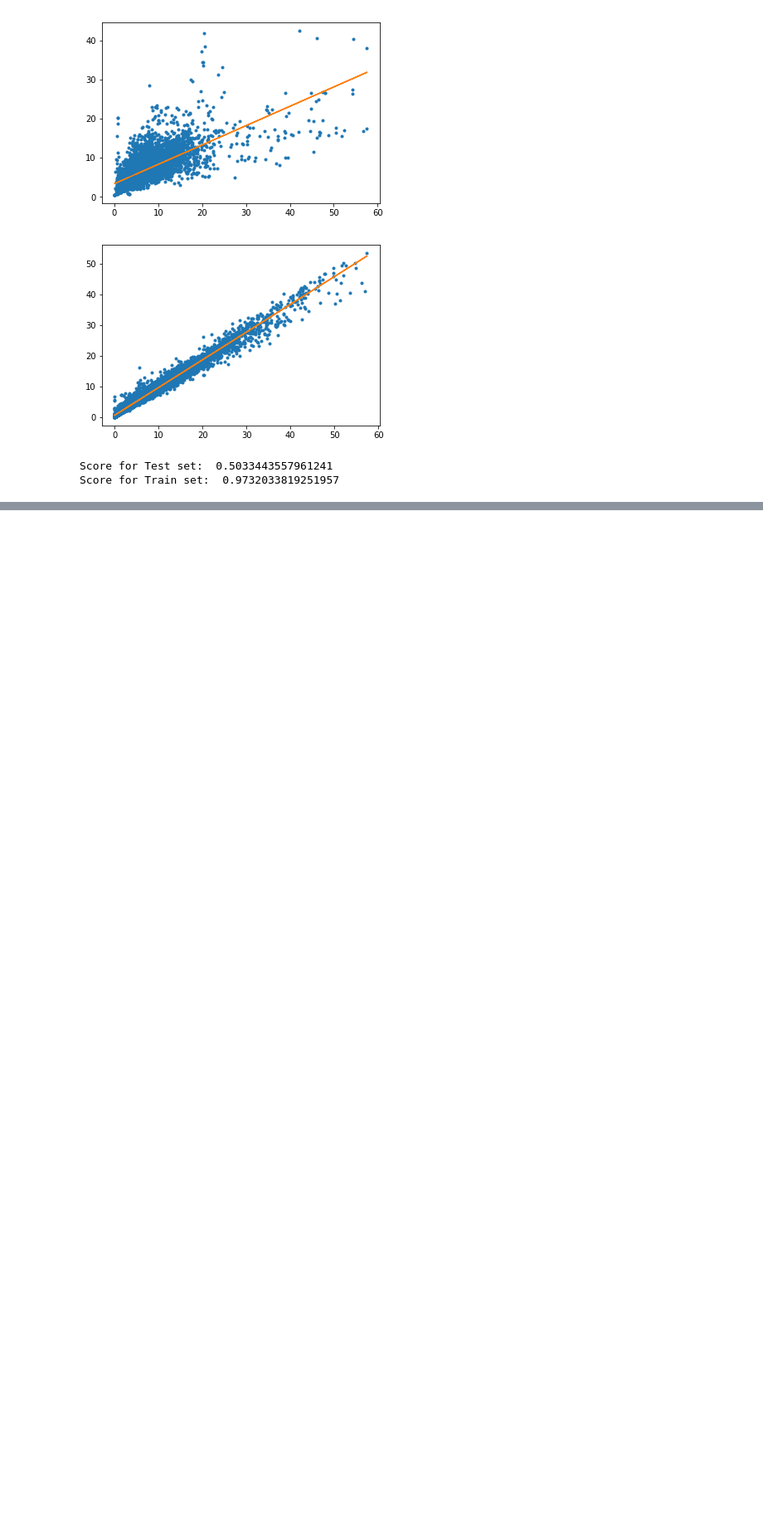
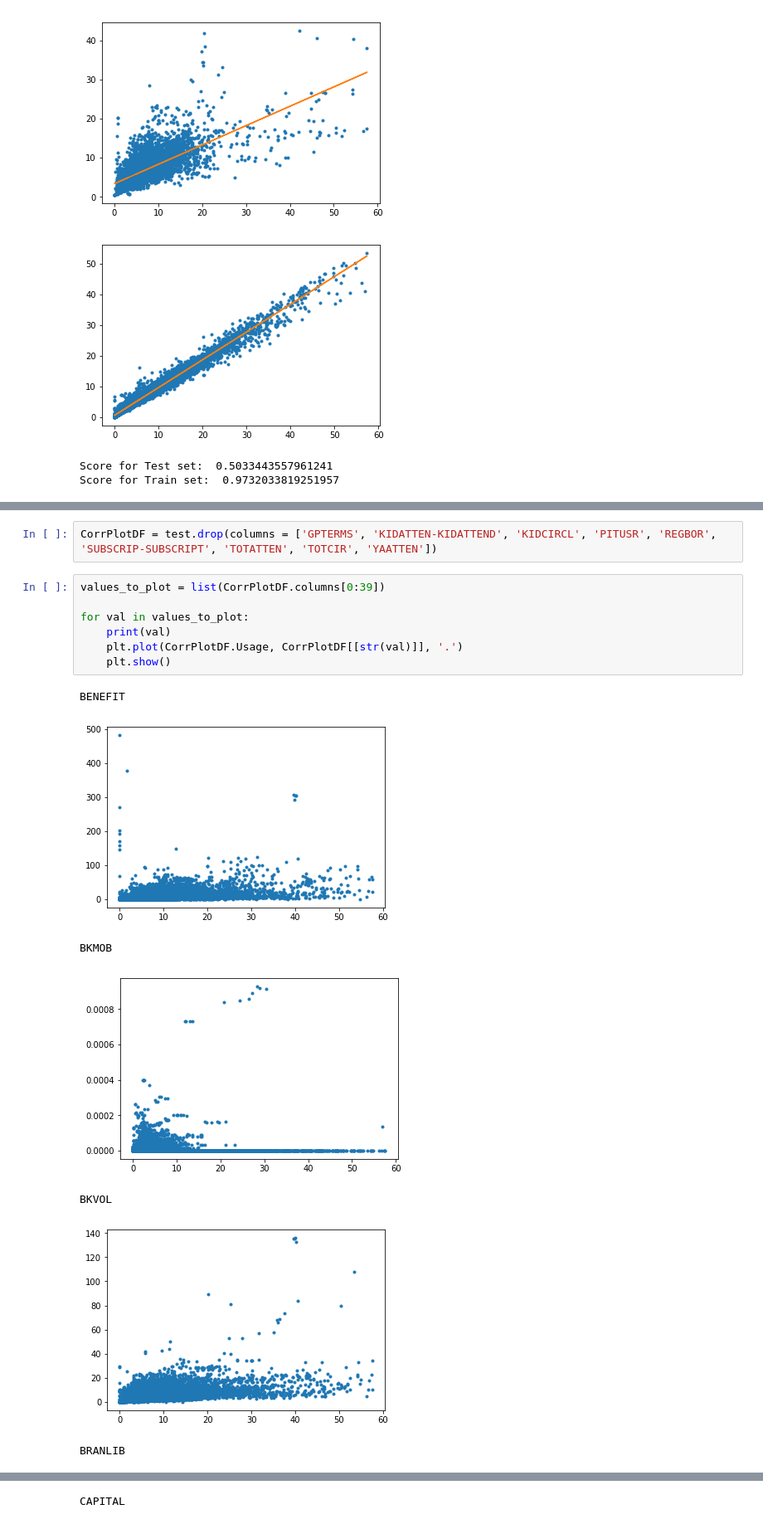
Before and after one commit to olgabane/Insight2019_LibraryProject, a Jupyter notebook: Library_Week3_Notebook6_RFContinuation.ipynb, the cells around one changed output, grey strips where cells are left out. Shown at 83% size. Cells and saved outputs as stored; diff of their text form; blank space fills up the shorter version.

Commit message:
Added correlation plots

```diff
--- a/Library_Week3_Notebook6_RFContinuation.ipynb
+++ b/Library_Week3_Notebook6_RFContinuation.ipynb
@@ -2365,0 +1436,17 @@ FSCSKeys_Used_Above_Jan29_10am = _20PctFSCSList
+# %%
+CorrPlotDF = test.drop(columns = ['GPTERMS', 'KIDATTEN-KIDATTEND', 'KIDCIRCL', 'PITUSR', 'REGBOR', 'SUBSCRIP-SUBSCRIPT', 'TOTATTEN', 'TOTCIR', 'YAATTEN'])
+# %%
+values_to_plot = list(CorrPlotDF.columns[0:39])
+
+for val in values_to_plot:
+    print(val)
+    plt.plot(CorrPlotDF.Usage, CorrPlotDF[[str(val)]], '.')
+    plt.show()
+# %% [output]
+BENEFIT
+[figure, added]
+BKMOB
+[figure, added]
+BKVOL
+[figure, added]
+BRANLIB
@@ -2365,0 +1454 @@ FSCSKeys_Used_Above_Jan29_10am = _20PctFSCSList
+CAPITAL
```
Also changed, not shown: parts of 72 cells of this notebook.
